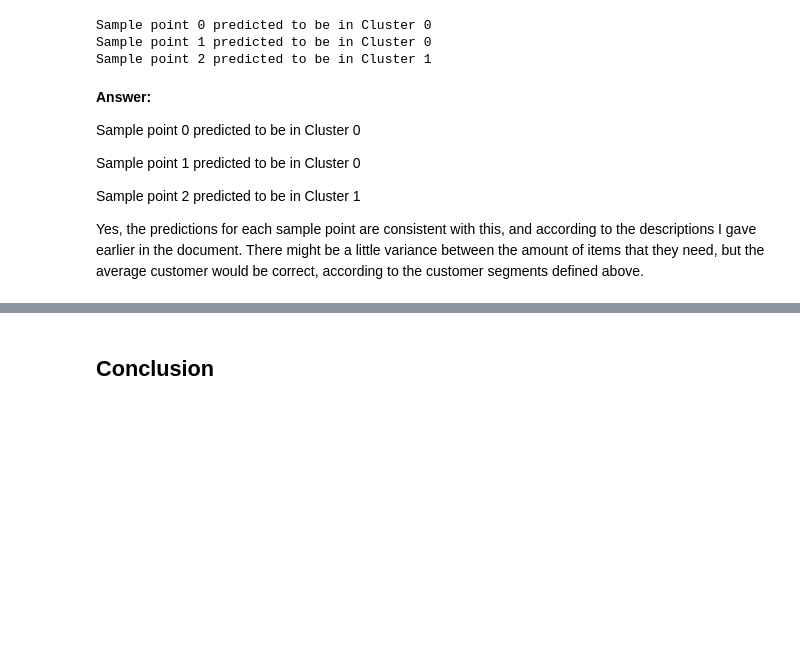
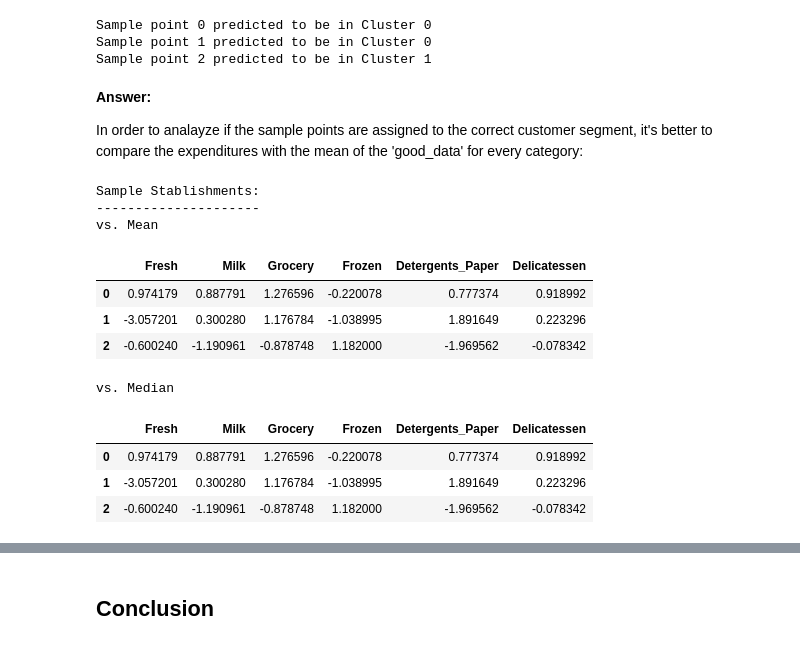
Before and after one commit to diegoalejogm/udacity-ml-nanodegree, a Jupyter notebook: projects/creating_customer_segments/customer_segments.ipynb, the cells around one changed output, grey strips where cells are left out. Saved outputs shown, nothing was run; the diff lists cells and outputs as text; code cells hidden in the pictures; blank space fills up the shorter version.

Commit message:
Fixed corrections for Project 3: Creating Customer Segments.

```diff
--- a/projects/creating_customer_segments/customer_segments.ipynb
+++ b/projects/creating_customer_segments/customer_segments.ipynb
@@ -545,13 +610,27 @@ for i, pred in enumerate(sample_preds):
 Sample point 0 predicted to be in Cluster 0
 Sample point 1 predicted to be in Cluster 0
 Sample point 2 predicted to be in Cluster 1
-# %% [markdown]
-**Answer:**
-
-Sample point 0 predicted to be in Cluster 0
-
-Sample point 1 predicted to be in Cluster 0
-
-Sample point 2 predicted to be in Cluster 1
-
-Yes, the predictions for each sample point are consistent with this, and according to the descriptions I gave earlier in the document. There might be a little variance between the amount of items that they need, but the average customer would be correct, according to the customer segments defined above.
+# %% [markdown]
+**Answer:**
+
+In order to analayze if the sample points are assigned to the correct customer segment, it's better to compare the expenditures with the mean of the 'good_data' for every category:
+# %%
+print "Sample Stablishments:"
+print "---------------------"
+print "vs. Mean"
+display(log_samples - good_data.mean().round())
+print "vs. Median"
+display(log_samples - good_data.median().round())
+# %% [output]
+Sample Stablishments:
+---------------------
+vs. Mean
+|  | Fresh | Milk | Grocery | Frozen | Detergents_Paper | Delicatessen |
+| 0 | 0.974179 | 0.887791 | 1.276596 | -0.220078 | 0.777374 | 0.918992 |
+| 1 | -3.057201 | 0.300280 | 1.176784 | -1.038995 | 1.891649 | 0.223296 |
+| 2 | -0.600240 | -1.190961 | -0.878748 | 1.182000 | -1.969562 | -0.078342 |
+vs. Median
+|  | Fresh | Milk | Grocery | Frozen | Detergents_Paper | Delicatessen |
+| 0 | 0.974179 | 0.887791 | 1.276596 | -0.220078 | 0.777374 | 0.918992 |
+| 1 | -3.057201 | 0.300280 | 1.176784 | -1.038995 | 1.891649 | 0.223296 |
+| 2 | -0.600240 | -1.190961 | -0.878748 | 1.182000 | -1.969562 | -0.078342 |
```
Also changed, not shown: parts of 16 cells of this notebook, 3 other files.
